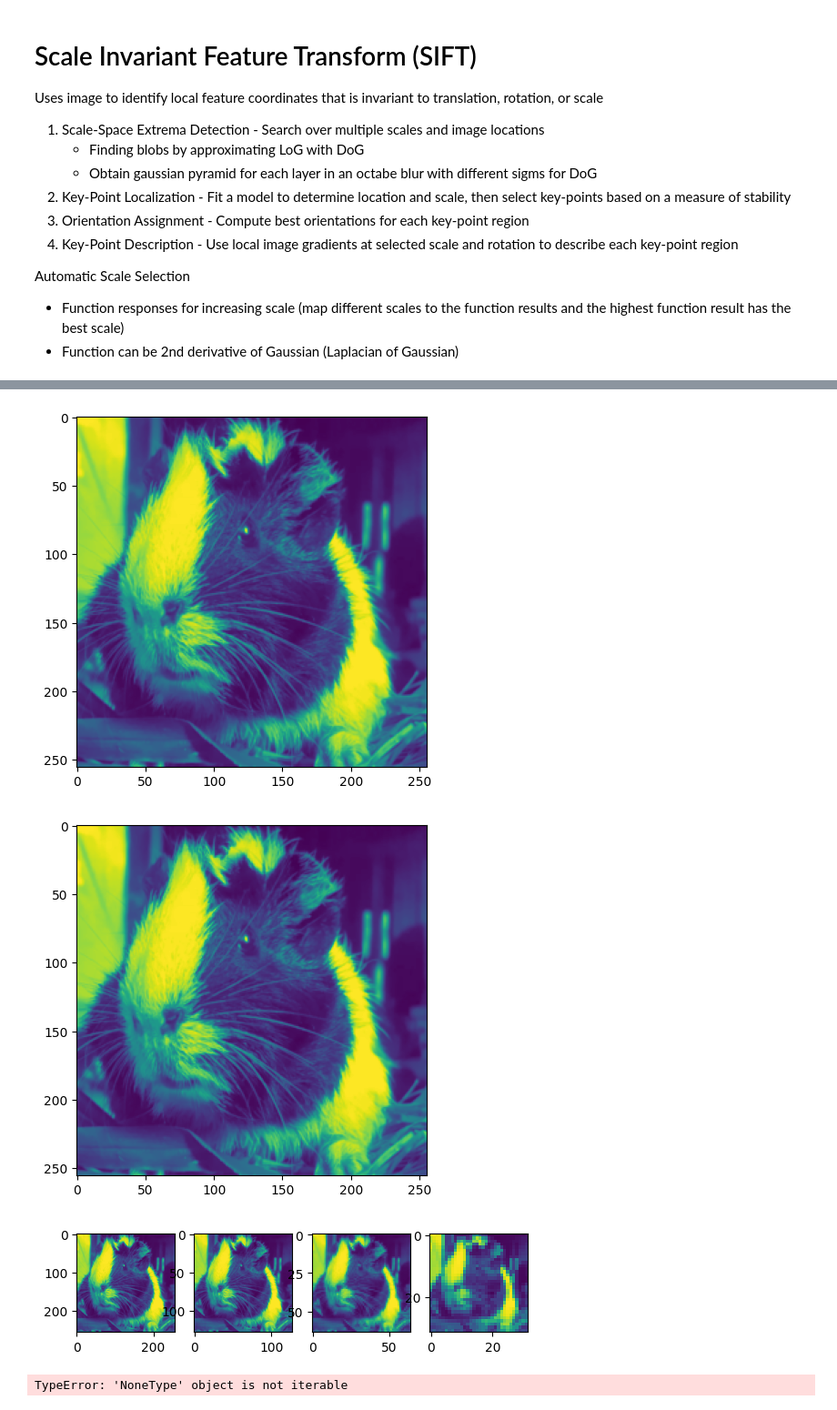
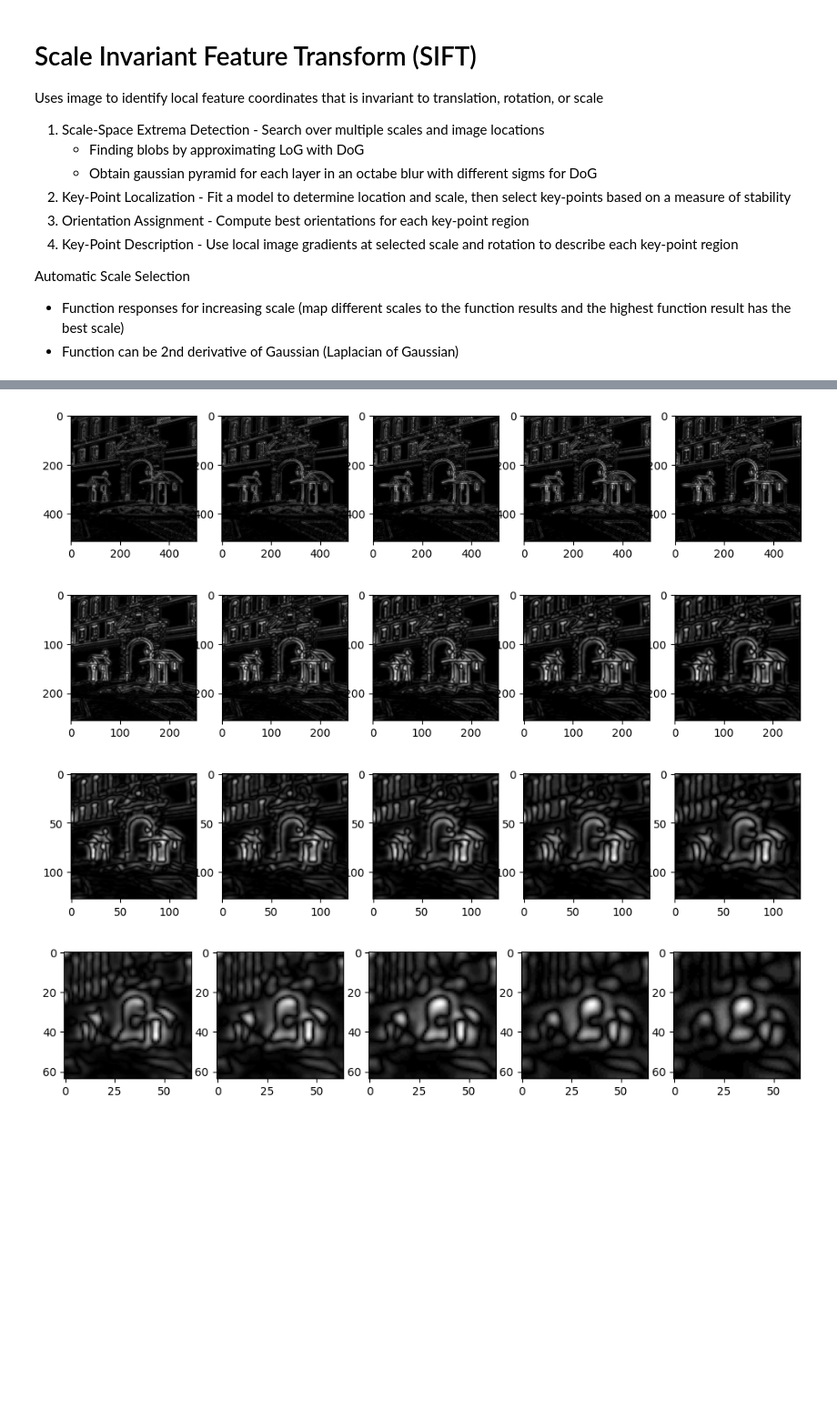
Before and after one commit to DRobinson4105/learning-portfolio, a Jupyter notebook: MachineLearning/ComputerVision/Features.ipynb, the cells around one changed output, grey strips where cells are left out. Shown at 91% size. Drawn from its saved outputs; the diff is of its cells as text; code cells hidden in the pictures; blank space fills up the shorter version.

```diff
--- a/MachineLearning/ComputerVision/Features.ipynb
+++ b/MachineLearning/ComputerVision/Features.ipynb
@@ -282,25 +283,17 @@ plt.show()
 
 #     return octaves
 
-def laplacian_of_gaussian(image: torch.Tensor, kernel_size, sigma):
-    # Get x and y
-    ax = torch.arange(-kernel_size // 2 + 1.0, kernel_size // 2 + 1.0, device=device, dtype=torch.float)
-    xx, yy = torch.meshgrid(ax, ax, indexing=None)
+def laplacian_of_gaussian(image: torch.Tensor, kernel_size=3, sigma=1):
+    log_image = cvF.gaussian_blur(image, kernel_size, sigma)
 
-    # Build gaussian kernel using formula
-    gaussian_kernel = torch.exp(-0.5 * (xx**2 + yy**2) / sigma**2)
-    gaussian_kernel /= gaussian_kernel.sum()
-    gaussian_kernel = gaussian_kernel.view(1, 1, kernel_size, kernel_size)
+    log_kernel = torch.tensor(
+        [[1, 1, 1], [1, -8, 1], [1, 1, 1]],
+        device=device, dtype=torch.float
+    ).view(1, 1, 3, 3)
 
-    log_image = F.conv2d(image, gaussian_kernel, padding=kernel_size//2)
-
-    # Apply laplacian operator to gaussian kernel
-    log_kernel = -1 // (torch.pi * sigma ** 4) * (1 - (xx ** 2 + yy ** 2) / (2 * sigma ** 2)) * torch.exp(-0.5 * (xx**2 + yy**2) / sigma**2)
-    log_kernel -= log_kernel.mean()
-    log_kernel = log_kernel.view(1, 1, kernel_size, kernel_size)
-
-    # Convolve image
-    log_image = F.conv2d(log_image, log_kernel, padding=kernel_size//2)
+    log_image = F.pad(log_image, (1, 1, 1, 1), mode='reflect')
+    log_image = F.conv2d(log_image, log_kernel)
+    return log_image
 
 def scale_space_extrema_detection(image: torch.Tensor, num_octaves=4, num_scales=5, sigma=1.6):
     octaves = []
@@ -309,15 +302,18 @@ def scale_space_extrema_detection(image: torch.Tensor, num_octaves=4, num_scales
     for _ in range(num_octaves):
         octave = []
 
+        plt.figure(figsize=(12, 5))
         for scale in range(1, num_scales+1):
             c_sigma = sigma * (k ** scale)
-            c_kernel_size = int(6 * c_sigma + 1)
+            c_kernel_size = 2 * ceil(3 * c_sigma) + 1
 
-            if (c_kernel_size % 2 == 0):
-                c_kernel_size += 1
+            scaled = laplacian_of_gaussian(image, c_kernel_size, c_sigma)
+            plt.subplot(1, num_scales, scale)
+            plt.imshow(scaled.abs().to(torch.uint8).squeeze().cpu().numpy(), cmap='gray')
 
-            octave.append()
+            octave.append(scaled)
 
+        plt.show()
         octaves.append(octave)
         image = F.avg_pool2d(image, 2)
 
@@ -340,17 +336,25 @@ def detect_keypoints(octaves):
             keypoints.append((i, extrema.nonzero()))
 
     return keypoints
-# %% [output]
-[figure, removed]
-[figure, removed]
-# %%
-
-octaves = scale_space_extrema_detection(image)
-octaves
-# %% [output]
-[figure, removed]
-# %%
-keypoints = detect_keypoints(octaves)
-keypoints
-# %% [output]
-TypeError: 'NoneType' object is not iterable
+# %%
+image = cv2.imread('img1.png', cv2.IMREAD_GRAYSCALE)
+image = cv2.resize(image, (512, 512))
+image = torch.from_numpy(image).to(device=device, dtype=torch.float).unsqueeze(0)
+
+octaves = scale_space_extrema_detection(image)
+
+# plt.figure(12, 5)
+
+# count = 1
+# for octave in octaves:
+#     for image in octave:
+#         plt.subplot(1, 20, count)
+#         count += 1
+#         plt.imshow(image, cmap='gray')
+
+# plt.show()
+# %% [output]
+[figure, added]
+[figure, added]
+[figure, added]
+[figure, added]
```
Also changed, not shown: parts of 3 cells of this notebook.
